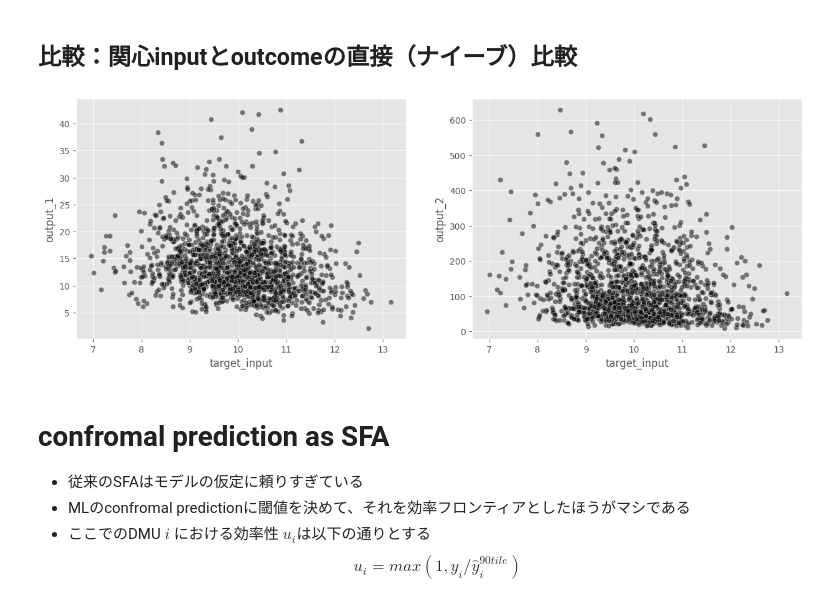
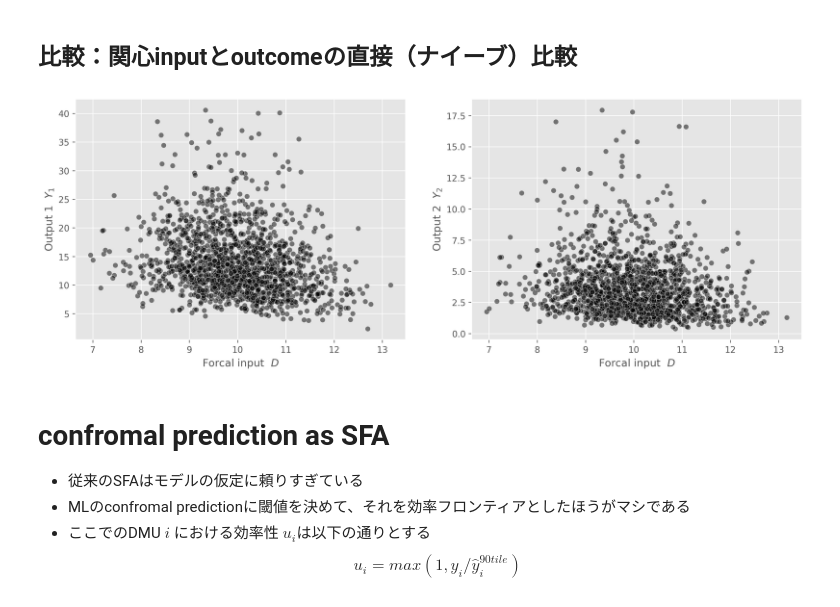
Before and after one commit to MasaAsami/ml-dae, a Jupyter notebook: notebooks/dml_dea.ipynb, the cells around one changed output. Cells and saved outputs as stored; diff of their text form; code cells hidden in the pictures.

```diff
--- a/notebooks/dml_dea.ipynb
+++ b/notebooks/dml_dea.ipynb
@@ -49,18 +49,18 @@ assert df.min().min() > 0
 # %%
 np.random.seed(0)
 beta1_list = np.random.uniform(0.2, 1.0, INPUT_DIM)
-beta2_list = np.random.uniform(0.1, 1.5, INPUT_DIM)
+beta2_list = np.random.uniform(0.05, 1.5, INPUT_DIM)
 beta1_list[0] = 0 # 2.5
 beta2_list[0] = 0 # 2.5
 
 sim1_efficiency = np.random.normal(2.5, 0.1, SIZE)
-sim2_efficiency = np.random.uniform(2.0, 3.0, SIZE)
+sim2_efficiency = np.random.normal(2.5, 0.2, SIZE)
 
 target1_effect = df["target_input"].values ** sim1_efficiency
 target2_effect = df["target_input"].values ** sim2_efficiency
 
 y1 = 10**(-15) * np.prod(df.values ** beta1_list, axis=1) * np.random.normal(1, 0.1, SIZE) * target1_effect
-y2 = 10**(-17) * np.prod(df.values ** beta2_list, axis=1) * np.random.normal(1, 0.1, SIZE) * target2_effect
+y2 = 10**(-18) * np.prod(df.values ** beta2_list, axis=1) * np.random.normal(1, 0.1, SIZE) * target2_effect
 # %%
 df["output_1"] = y1
 df["output_2"] = y2
@@ -163,28 +167,33 @@ plt.show()
 # %% [markdown]
 ## 比較：関心inputとoutcomeの直接（ナイーブ）比較
 # %%
-fig, ax = plt.subplots(1, 2, figsize=(15, 5))
+fig, ax = plt.subplots(1, 2, figsize=(15, 5), dpi=300)
 
 sns.scatterplot(
     data=df_model,
     x="target_input",
     y="output_1",
     alpha = .5,
     ax=ax[0],
     color="black"
 )
 sns.scatterplot(
     data=df_model,
     x="target_input",
     y="output_2",
     alpha = .5,
     ax=ax[1],
     color="black"
 )
 
+ax[0].set_xlabel(r"Forcal input  ${D}$")
+ax[0].set_ylabel(r"Output 1  ${Y}_1$")
+ax[1].set_xlabel(r"Forcal input  ${D}$")
+ax[1].set_ylabel(r"Output 2  ${Y}_2$")
+
 plt.show()
 # %% [output]
-[figure, old version]
+[figure, new version]
 # %% [markdown]
 # confromal prediction as SFA
 - 従来のSFAはモデルの仮定に頼りすぎている
```
Also changed, not shown: parts of 15 cells of this notebook.
